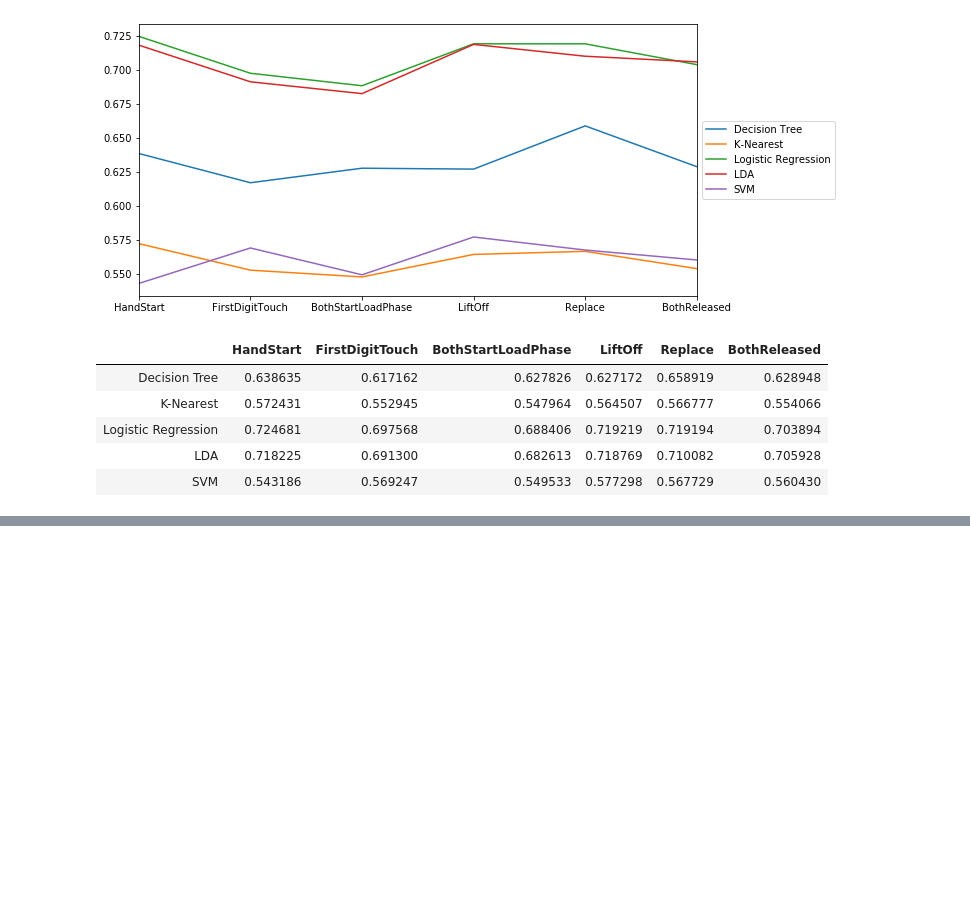
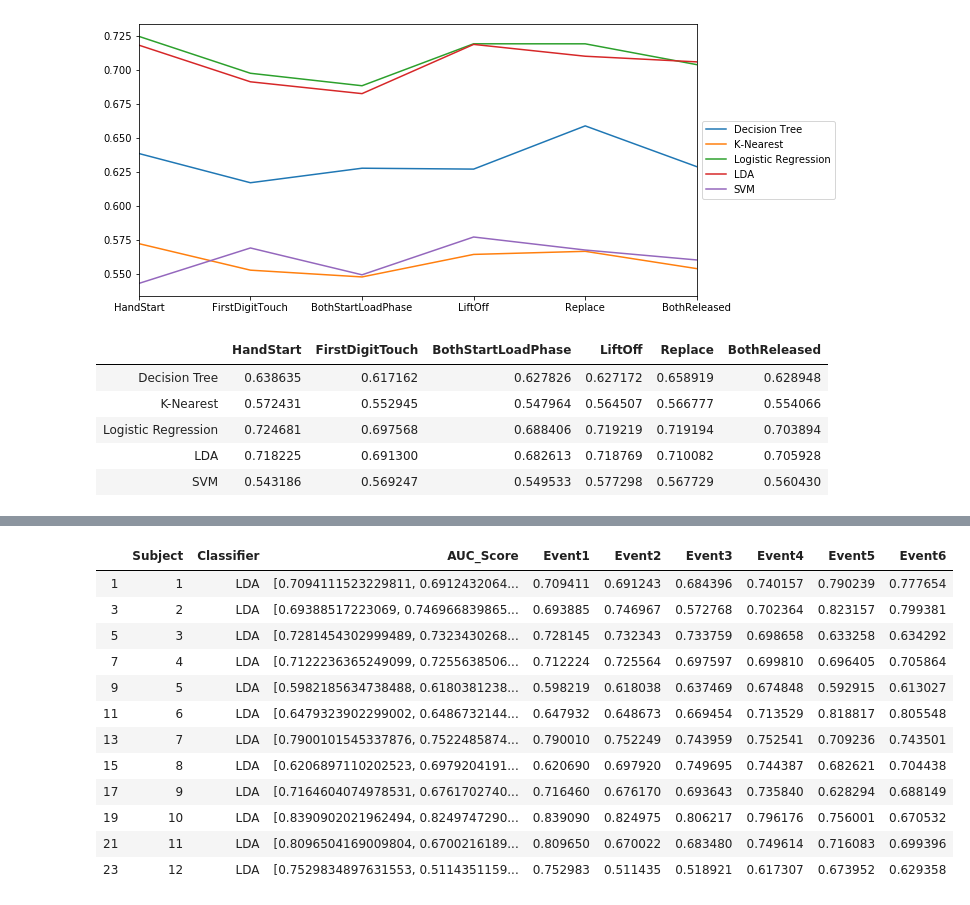
Before and after one commit to minavukovic/COGS189Project, a Jupyter notebook: Visualizations.ipynb, the cells around one changed output, grey strips where cells are left out. Cells and saved outputs as stored; diff of their text form; code cells hidden in the pictures; blank space fills up the shorter version.

```diff
--- a/Visualizations.ipynb
+++ b/Visualizations.ipynb
@@ -140,0 +189,16 @@ df_all_means
+# %%
+df_LDA
+# %% [output]
+|  | Subject | Classifier | AUC_Score | Event1 | Event2 | Event3 | Event4 | Event5 | Event6 |
+| 1 | 1 | LDA | [0.7094111523229811, 0.6912432064... | 0.709411 | 0.691243 | 0.684396 | 0.740157 | 0.790239 | 0.777654 |
+| 3 | 2 | LDA | [0.69388517223069, 0.746966839865... | 0.693885 | 0.746967 | 0.572768 | 0.702364 | 0.823157 | 0.799381 |
+| 5 | 3 | LDA | [0.7281454302999489, 0.7323430268... | 0.728145 | 0.732343 | 0.733759 | 0.698658 | 0.633258 | 0.634292 |
+| 7 | 4 | LDA | [0.7122236365249099, 0.7255638506... | 0.712224 | 0.725564 | 0.697597 | 0.699810 | 0.696405 | 0.705864 |
+| 9 | 5 | LDA | [0.5982185634738488, 0.6180381238... | 0.598219 | 0.618038 | 0.637469 | 0.674848 | 0.592915 | 0.613027 |
+| 11 | 6 | LDA | [0.6479323902299002, 0.6486732144... | 0.647932 | 0.648673 | 0.669454 | 0.713529 | 0.818817 | 0.805548 |
+| 13 | 7 | LDA | [0.7900101545337876, 0.7522485874... | 0.790010 | 0.752249 | 0.743959 | 0.752541 | 0.709236 | 0.743501 |
+| 15 | 8 | LDA | [0.6206897110202523, 0.6979204191... | 0.620690 | 0.697920 | 0.749695 | 0.744387 | 0.682621 | 0.704438 |
+| 17 | 9 | LDA | [0.7164604074978531, 0.6761702740... | 0.716460 | 0.676170 | 0.693643 | 0.735840 | 0.628294 | 0.688149 |
+| 19 | 10 | LDA | [0.8390902021962494, 0.8249747290... | 0.839090 | 0.824975 | 0.806217 | 0.796176 | 0.756001 | 0.670532 |
+| 21 | 11 | LDA | [0.8096504169009804, 0.6700216189... | 0.809650 | 0.670022 | 0.683480 | 0.749614 | 0.716083 | 0.699396 |
+| 23 | 12 | LDA | [0.7529834897631553, 0.5114351159... | 0.752983 | 0.511435 | 0.518921 | 0.617307 | 0.673952 | 0.629358 |
```
Also changed, not shown: parts of 4 cells of this notebook.
